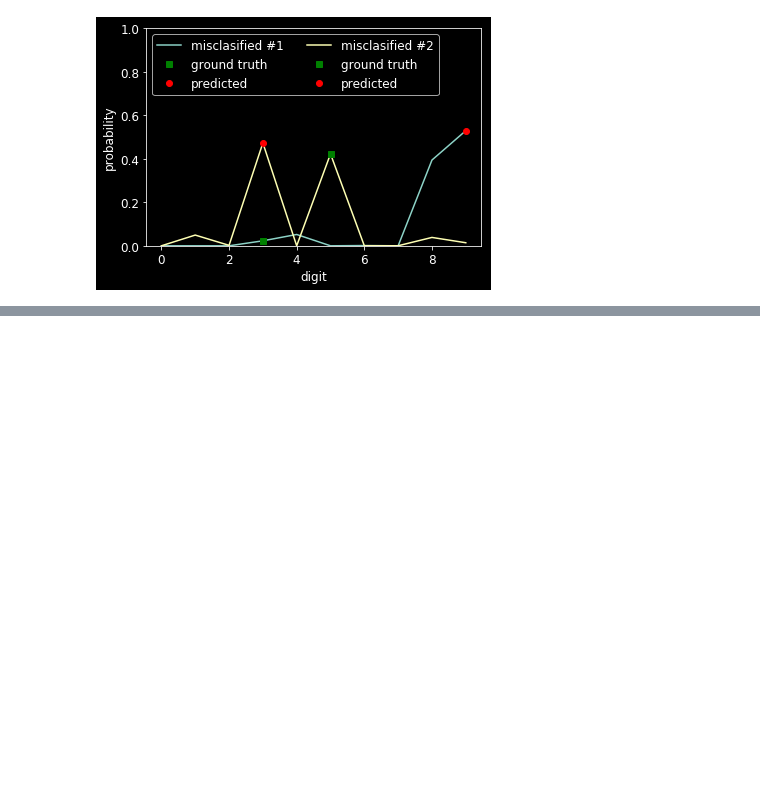
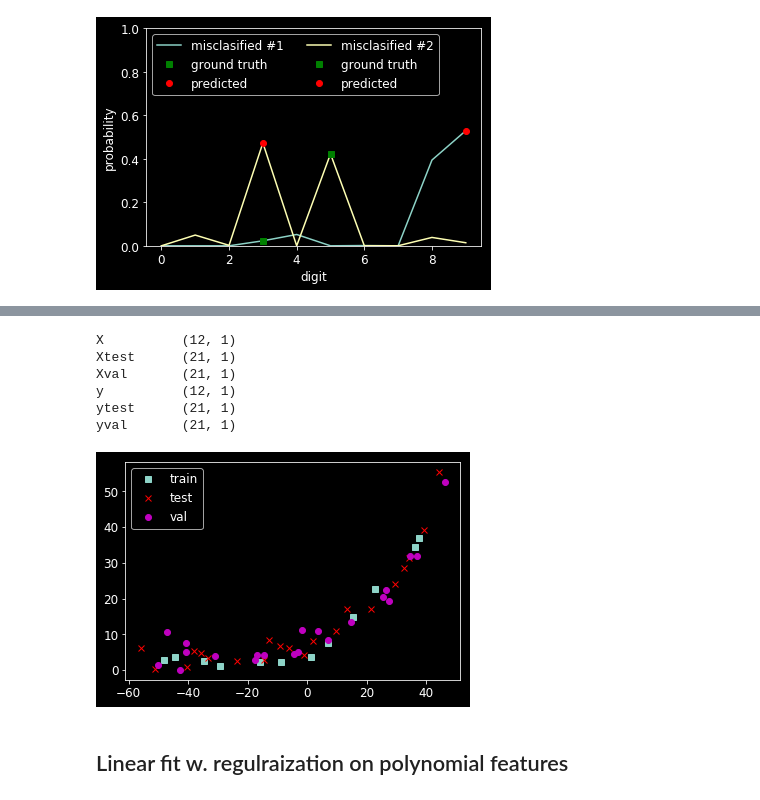
Before and after one commit to ig248/coursera-ml, a Jupyter notebook: ML in python.ipynb, the cells around one changed output, grey strips where cells are left out. Drawn from its saved outputs; the diff is of its cells as text; code cells hidden in the pictures; blank space fills up the shorter version.

```diff
--- a/ML in python.ipynb
+++ b/ML in python.ipynb
@@ -462,0 +488,24 @@ plt.ylim([0, 1])
+# %%
+# Hacky way to get vars into workspace
+from numpy import array
+for k, v in sorted(data.iteritems()):
+    if k.startswith('__'):
+        continue
+    print '%-10s %s' % (k, np.shape(v))
+    exec('%s = %r' % (k, v))
+# %% [output]
+X          (12, 1)
+Xtest      (21, 1)
+Xval       (21, 1)
+y          (12, 1)
+ytest      (21, 1)
+yval       (21, 1)
+# %%
+plt.plot(X, y, 's', label='train')
+plt.plot(Xtest, ytest, 'rx', label='test')
+plt.plot(Xval, yval, 'mo', label='val')
+plt.legend();
+# %% [output]
+[figure, added]
+# %% [markdown]
+## Linear fit w. regulraization on polynomial features
```
Also changed, not shown: parts of 14 cells of this notebook, 1 other file.
